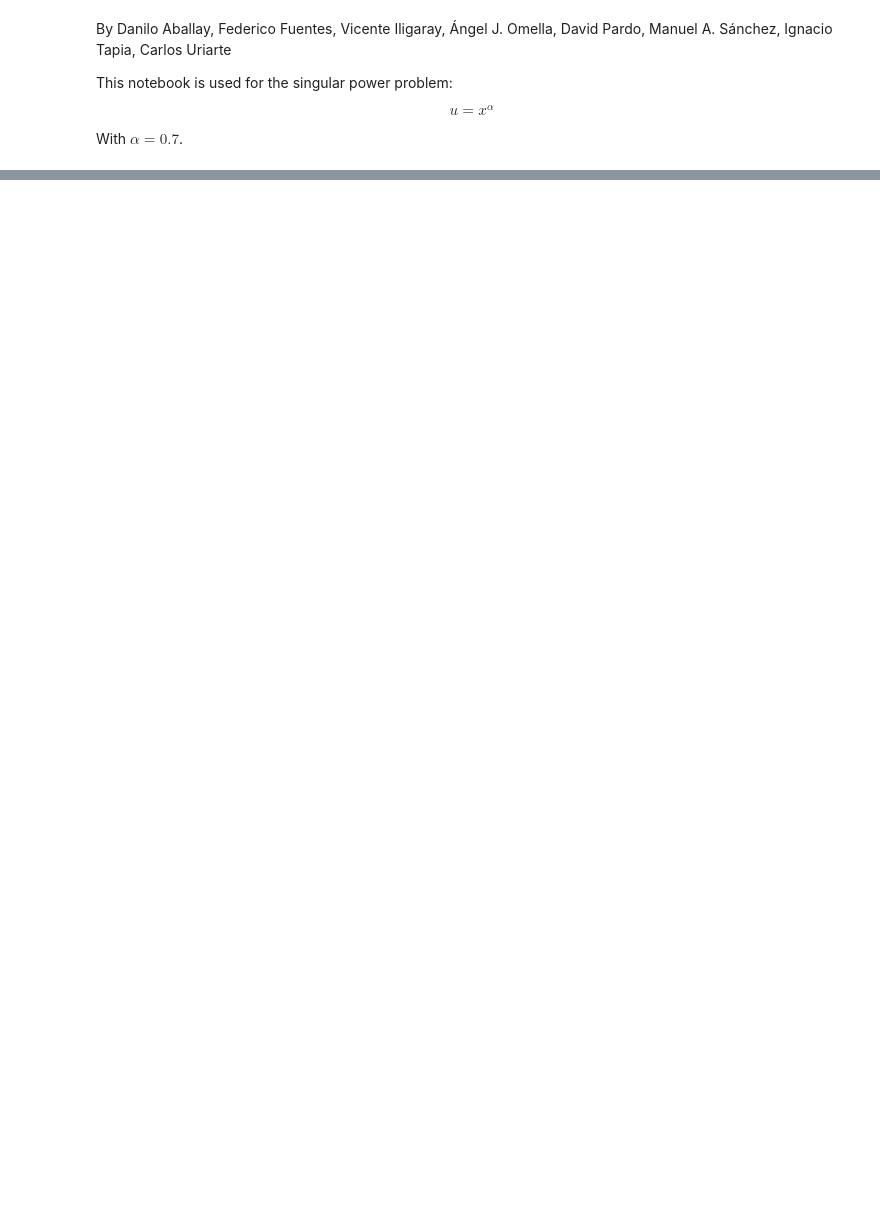
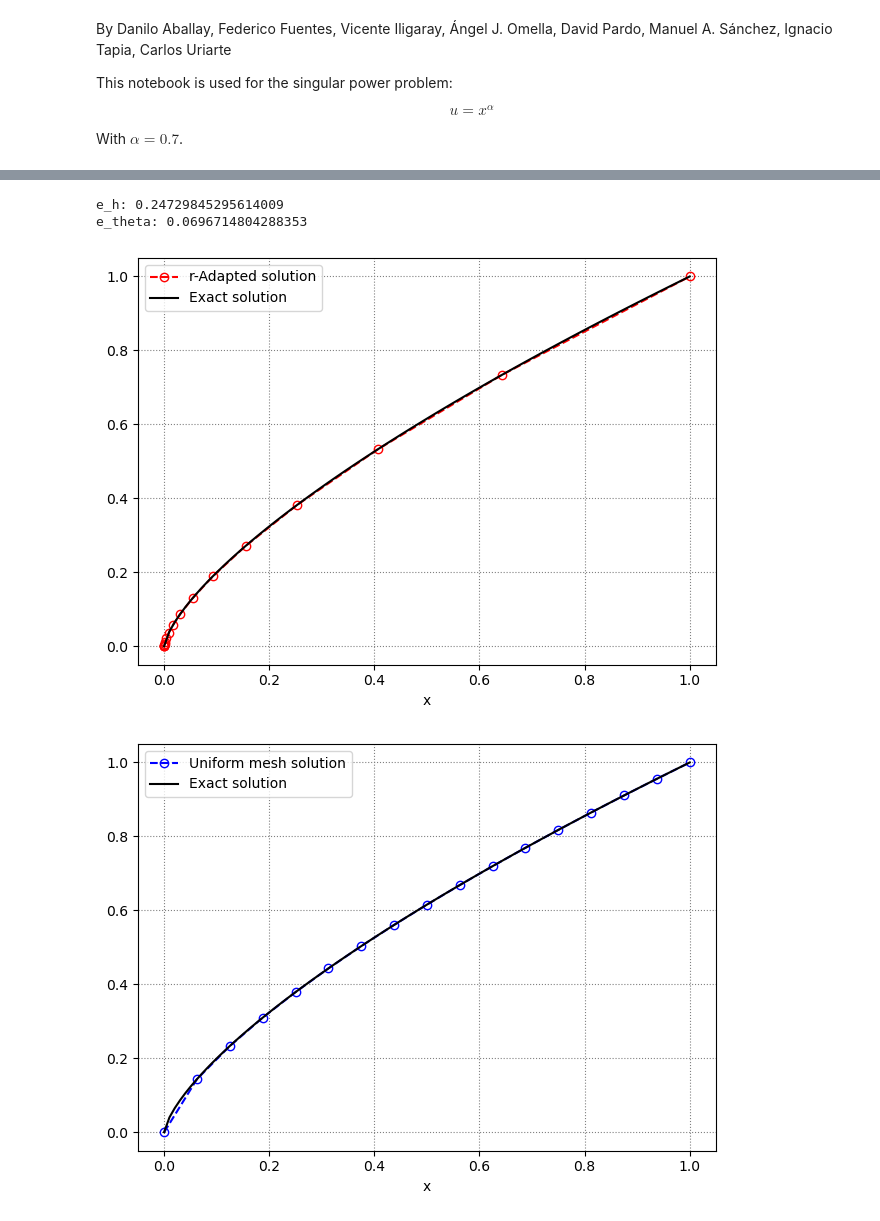
Before and after one commit to ManuelSanchezUribe/rFEM-NN, a Jupyter notebook: 1D/singular_power/non-parametric/example.ipynb, the cells around one changed output, grey strips where cells are left out. Cells and saved outputs as stored; diff of their text form; code cells hidden in the pictures; blank space fills up the shorter version.

```diff
--- a/1D/singular_power/non-parametric/example.ipynb
+++ b/1D/singular_power/non-parametric/example.ipynb
@@ -40,8 +45,10 @@ def Exact_Ritz():
     return integral_term - alpha
 # %%
 # Create the model
+# Number of elements
+N = 16
 # Number of neurons
-nn = 16
+nn = N
 # Number of training iterations
 iterations = 1000
 
@@ -72,6 +97,6 @@ print('Training time: ', end_time - start_time)
 # %%
 # Plot results
-uniform_nodes = jnp.linspace(0, 1, nn)
+uniform_nodes = jnp.linspace(0, 1, nn+1)
 
 node_coords, u   = solve(model(jnp.array([1])))
 uniform_coords, o = solve(uniform_nodes)
@@ -89,30 +114,35 @@ rel_error_h = np.sqrt((J_u - J_u_h)/J_u)
 print('e_h:', rel_error_h)
 print('e_theta:', rel_error_theta[-1])
 
 # Plot the approximate solution obtained from the trained model
 plt.figure(1)
 plt.plot(node_coords, u,'o--', color='r', fillstyle='none')
 plt.plot(x, y, color='k')
 plt.xlabel('x')
 plt.legend(['r-Adapted solution', 'Exact solution'])
 plt.grid(which = 'both', axis = 'both', linestyle = ':', color = 'gray')
 plt.tight_layout()
 
 # Plot the approximate solution obtained from the uniform mesh
 plt.figure(2)
 plt.plot(uniform_coords, o, 'o--', color='b', fillstyle='none')
 plt.plot(x, y, color='k')
 plt.xlabel('x')
 plt.legend(['Uniform mesh solution', 'Exact solution'])
 plt.grid(which = 'both', axis = 'both', linestyle = ':', color = 'gray')
 plt.tight_layout()
 
 # Plot the relative error
 plt.figure(3)
 plt.loglog(np.arange(1,iterations+1), rel_error_theta,'-.', color='b')
 plt.xlabel('Iterations')
 plt.ylabel('Relative error')
 plt.grid(which = 'both', axis = 'both', linestyle = ':', color = 'gray')
 plt.tight_layout()
 
 plt.show()
+# %% [output]
+e_h: 0.24729845295614009
+e_theta: 0.0696714804288353
+[figure, added]
+[figure, added]
```
Also changed, not shown: parts of 3 cells of this notebook, 5 other files.
